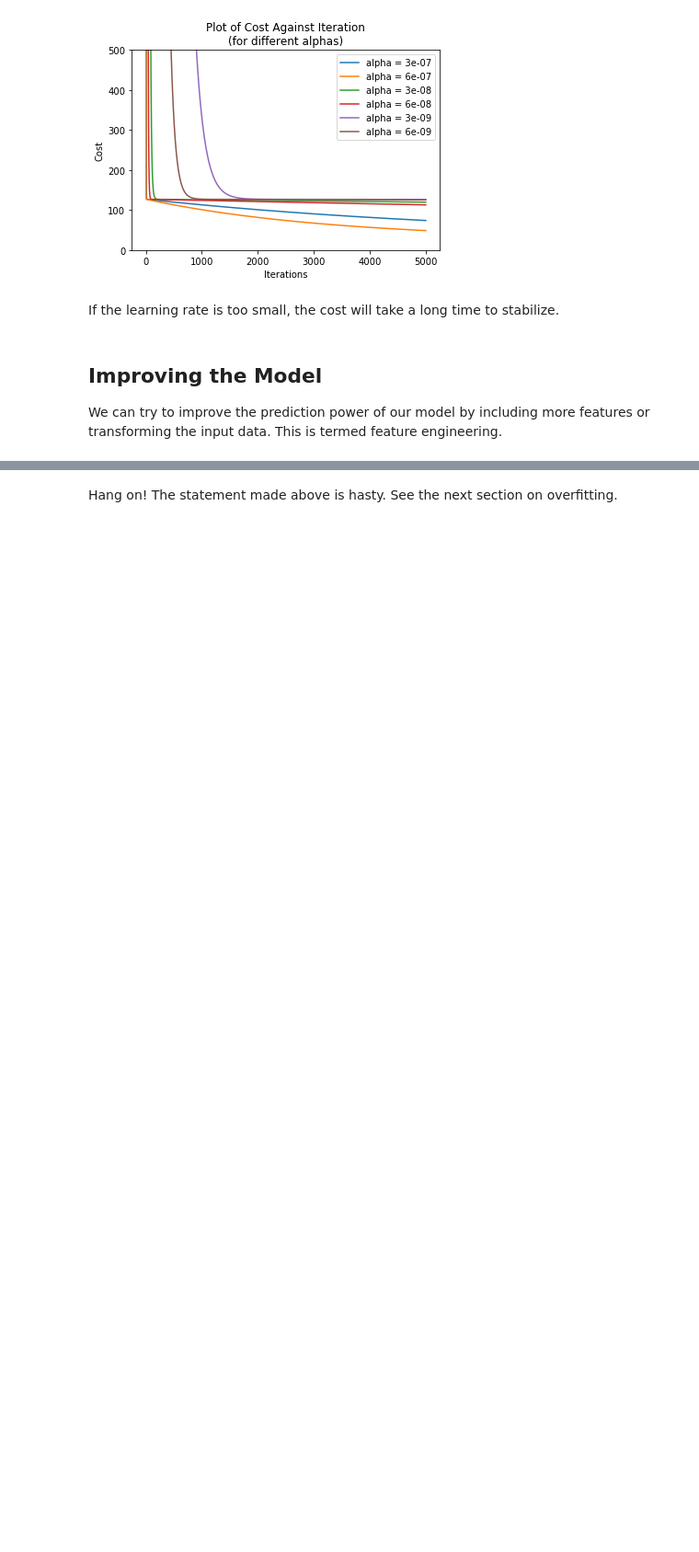
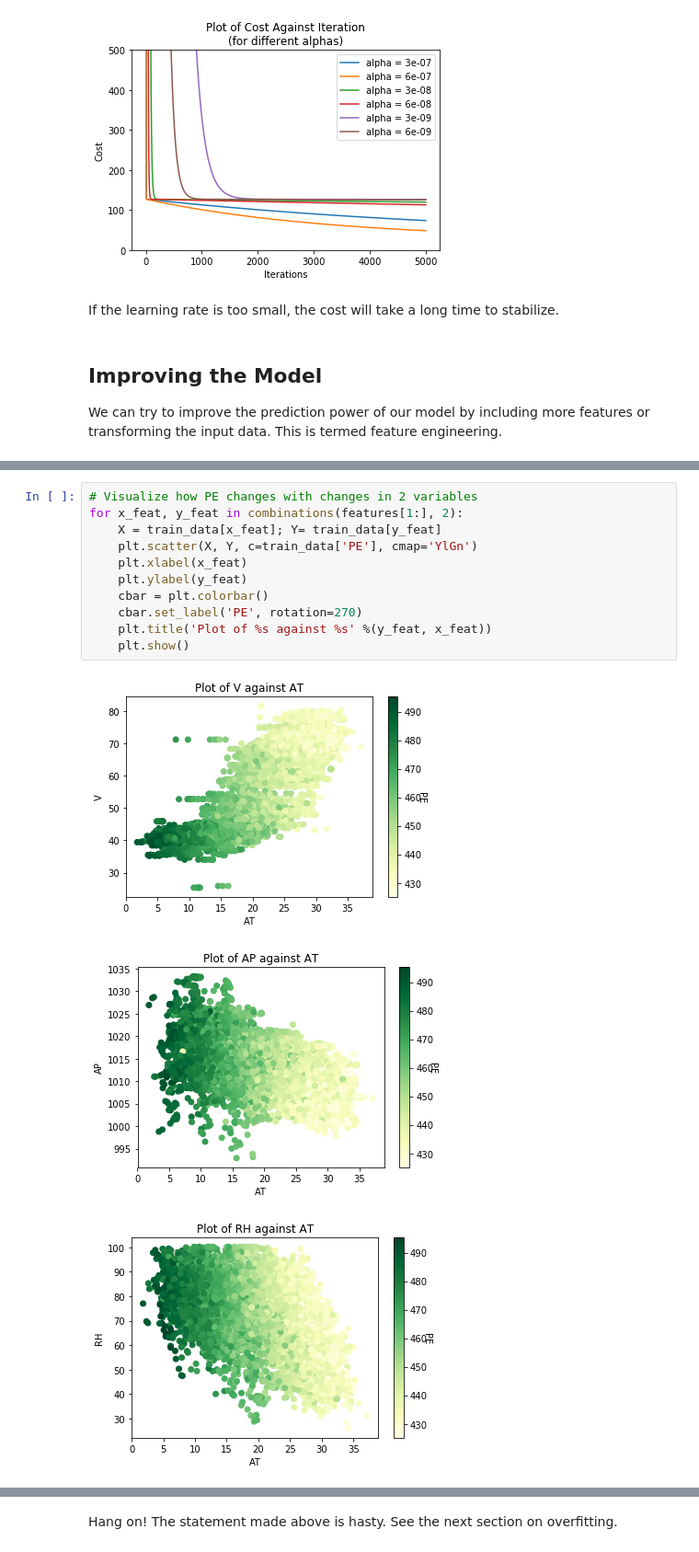
Before and after one commit to wei-ann-Github/Tutorial, a Jupyter notebook: 01 Linear Regression, Logisitic Regression and Clustering/Linear Regression - Final V2 .ipynb, the cells around one changed output, grey strips where cells are left out. Shown at 92% size. Saved outputs shown, nothing was run; the diff lists cells and outputs as text; blank space fills up the shorter version.

```diff
--- a/01 Linear Regression, Logisitic Regression and Clustering/Linear Regression - Final V2 .ipynb
+++ b/01 Linear Regression, Logisitic Regression and Clustering/Linear Regression - Final V2 .ipynb
@@ -398,0 +404,15 @@ What can be observe about how PE changes with V?
+# %%
+# Visualize how PE changes with changes in 2 variables
+for x_feat, y_feat in combinations(features[1:], 2):
+    X = train_data[x_feat]; Y= train_data[y_feat]
+    plt.scatter(X, Y, c=train_data['PE'], cmap='YlGn')
+    plt.xlabel(x_feat)
+    plt.ylabel(y_feat)
+    cbar = plt.colorbar()
+    cbar.set_label('PE', rotation=270)
+    plt.title('Plot of %s against %s' %(y_feat, x_feat))
+    plt.show()
+# %% [output]
+[figure, added]
+[figure, added]
+[figure, added]
```
Also changed, not shown: parts of 52 cells of this notebook, 6 other files.
